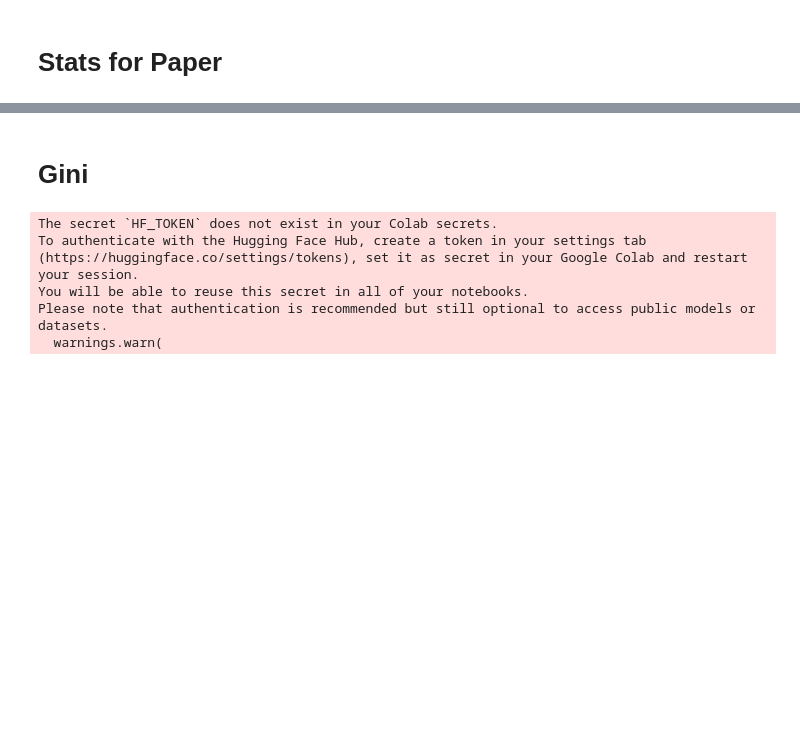
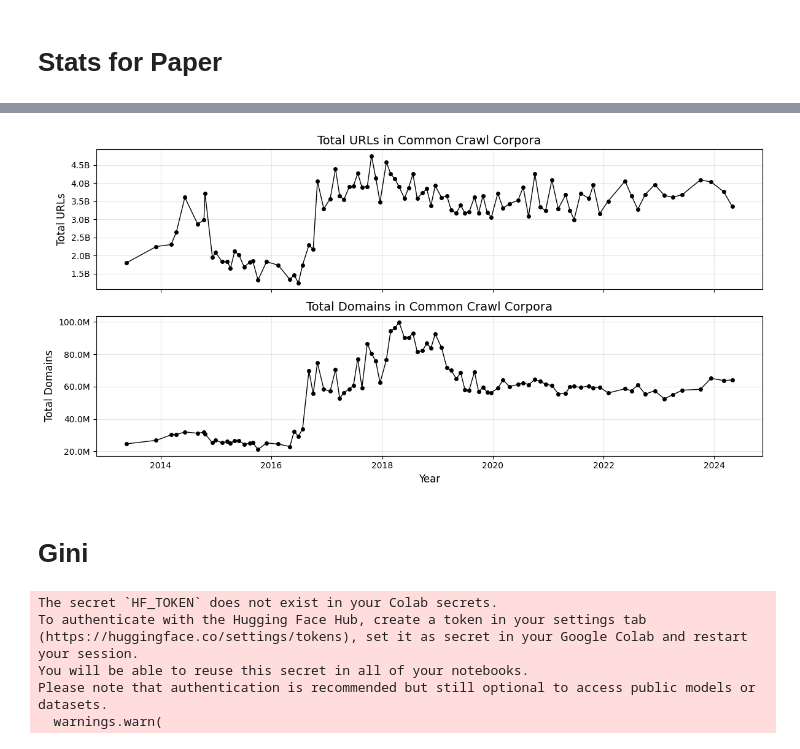
Before and after one commit to NHagar/cc-genealogy, a Jupyter notebook: cc_collection_analysis.ipynb, the cells around one changed output, grey strips where cells are left out. Cells and saved outputs as stored; diff of their text form; code cells hidden in the pictures; blank space fills up the shorter version.

```diff
--- a/cc_collection_analysis.ipynb
+++ b/cc_collection_analysis.ipynb
@@ -376,3 +360,45 @@ nhagar/CC-MAIN-2019-13_urls       17.0
+# %%
+import matplotlib.pyplot as plt
+import numpy as np
+
+def format_axis(x, p):
+    if x >= 1e9:
+        return f'{x/1e9:.1f}B'
+    elif x >= 1e6:
+        return f'{x/1e6:.1f}M'
+    elif x >= 1e3:
+        return f'{x/1e3:.0f}K'
+    else:
+        return f'{x:.0f}'
+
+# Create figure and axes - 2 rows, 1 column
+fig, (ax1, ax2) = plt.subplots(2, 1, figsize=(12, 6), sharex=True)
+
+# Top plot (total URLs)
+ax1.plot(cc_stats['timestamp'], cc_stats['total_urls'],
+         'o-', color='black', markersize=4, linewidth=1.0)
+ax1.set_title('Total URLs in Common Crawl Corpora', fontsize=14)
+ax1.set_ylabel('Total URLs', fontsize=12)
+ax1.grid(True, alpha=0.3)
+ax1.yaxis.set_major_formatter(plt.FuncFormatter(format_axis))
+
+# Bottom plot (total domains)
+ax2.plot(cc_stats['timestamp'], cc_stats['total_hosts'],
+         'o-', color='black', markersize=4, linewidth=1.0)
+ax2.set_title('Total Domains in Common Crawl Corpora', fontsize=14)
+ax2.set_xlabel('Year', fontsize=12)
+ax2.set_ylabel('Total Domains', fontsize=12)
+ax2.grid(True, alpha=0.3)
+ax2.yaxis.set_major_formatter(plt.FuncFormatter(format_axis))
+
+# Adjust layout to prevent label cutoff
+plt.tight_layout()
+
+# Save as svg with high resolution
+plt.savefig('common_crawl_stats.pdf', bbox_inches='tight', dpi=300)
+plt.show()
+# %% [output]
+[figure, added]
 # %% [markdown]
 # Gini
 # %%
```
Also changed, not shown: parts of 8 cells of this notebook.
